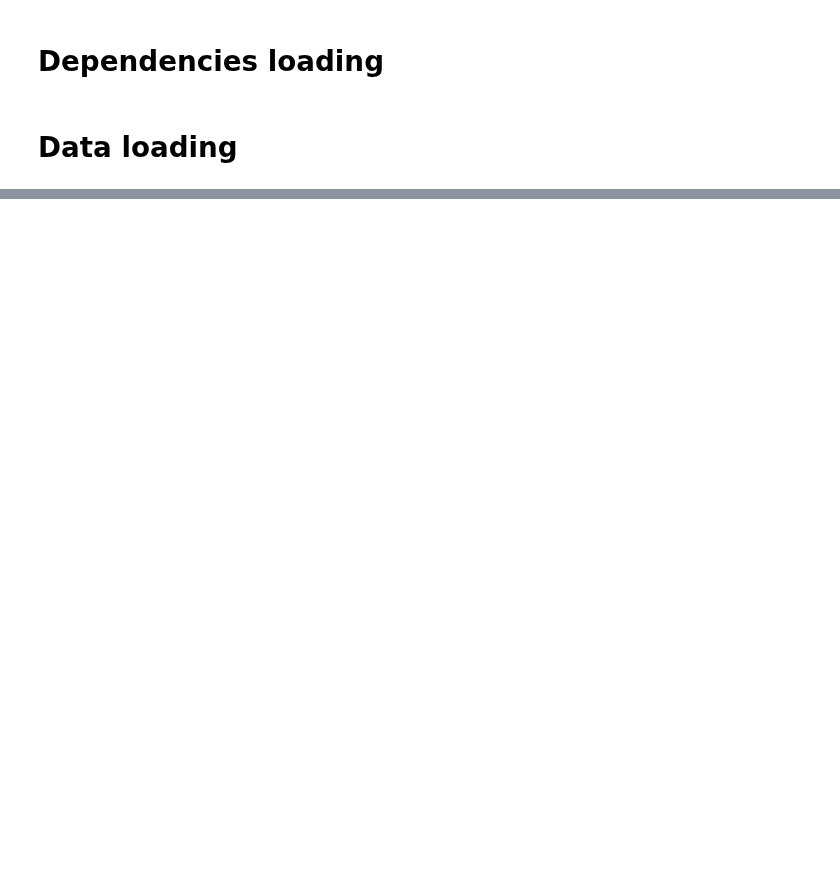
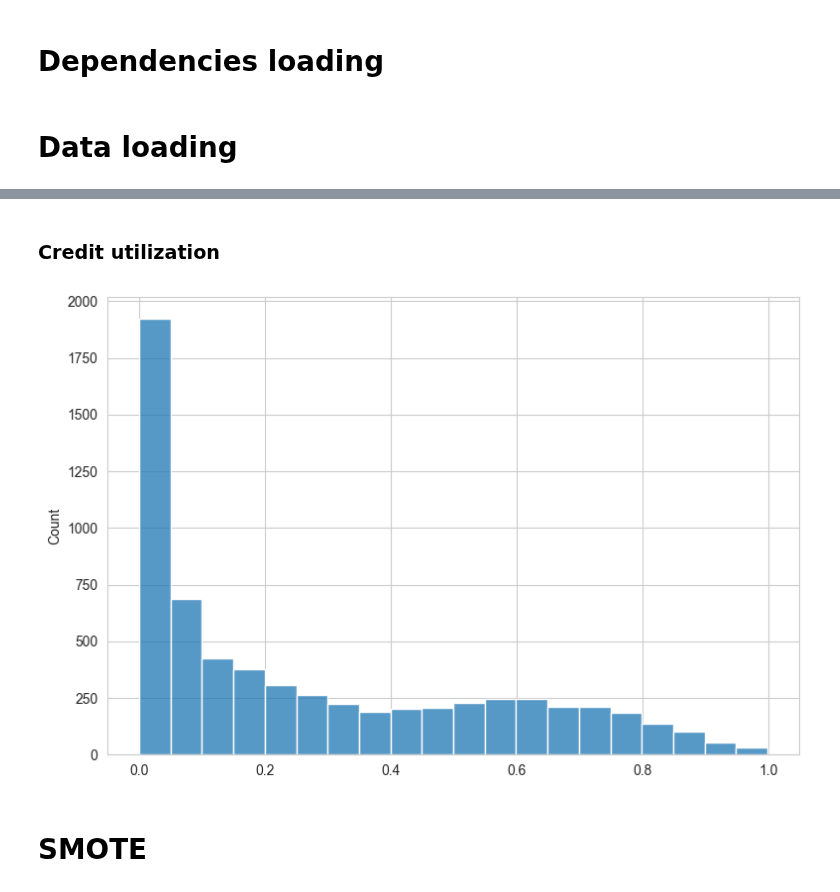
Before and after one commit to kasiadybcio/Credit_card, a Jupyter notebook: 2.feature_engineering.ipynb, the cells around one changed output, grey strips where cells are left out. Cells and saved outputs as stored; diff of their text form; code cells hidden in the pictures; blank space fills up the shorter version.

```diff
--- a/2.feature_engineering.ipynb
+++ b/2.feature_engineering.ipynb
@@ -106,0 +106,11 @@ Based on graph above we can see that it is hard to assign Income Category and Ed
+# %% [markdown]
+### Credit utilization
+# %%
+sns.set_style("whitegrid",{'font_scale':'1.6'})
+plt.figure(figsize=(9, 6))
+sns.histplot(data['Total_Revolving_Bal']/data['Credit_Limit'])
+plt.show()
+# %% [output]
+[figure, added]
+# %% [markdown]
+# SMOTE
```
Also changed, not shown: parts of 42 cells of this notebook.
